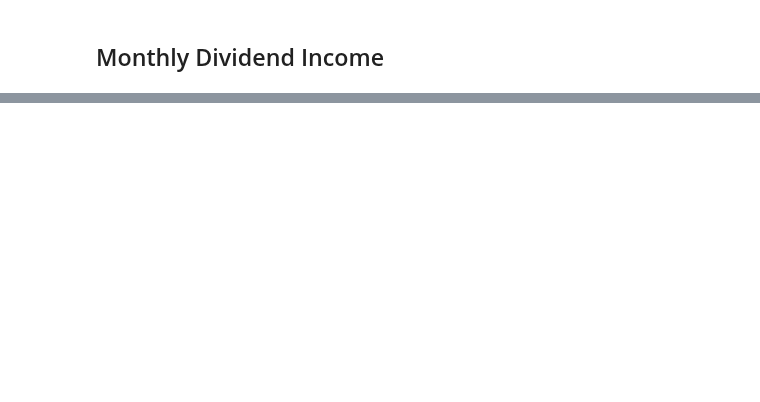
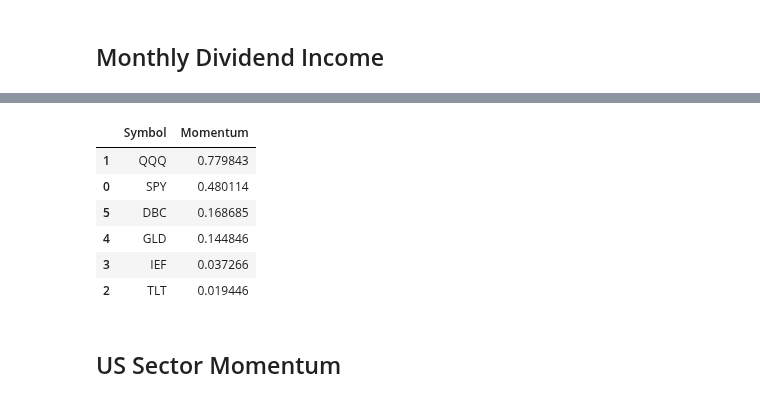
Before and after one commit to eshinhw/quant-portfolio-visualizer, a Jupyter notebook: Questrade Portfolio Manager.ipynb, the cells around one changed output, grey strips where cells are left out. Saved outputs shown, nothing was run; the diff lists cells and outputs as text; code cells hidden in the pictures; blank space fills up the shorter version.

```diff
--- a/Questrade Portfolio Manager.ipynb
+++ b/Questrade Portfolio Manager.ipynb
@@ -210,0 +109,13 @@ calculate_shares(0.03, 'JPM')
+# %%
+momentum_df.sort_values(by='Momentum',inplace=True, ascending=False)
+momentum_df
+# %% [output]
+|  | Symbol | Momentum |
+| 1 | QQQ | 0.779843 |
+| 0 | SPY | 0.480114 |
+| 5 | DBC | 0.168685 |
+| 4 | GLD | 0.144846 |
+| 3 | IEF | 0.037266 |
+| 2 | TLT | 0.019446 |
+# %% [markdown]
+## US Sector Momentum
```
Also changed, not shown: parts of 34 cells of this notebook, 5 other files.
